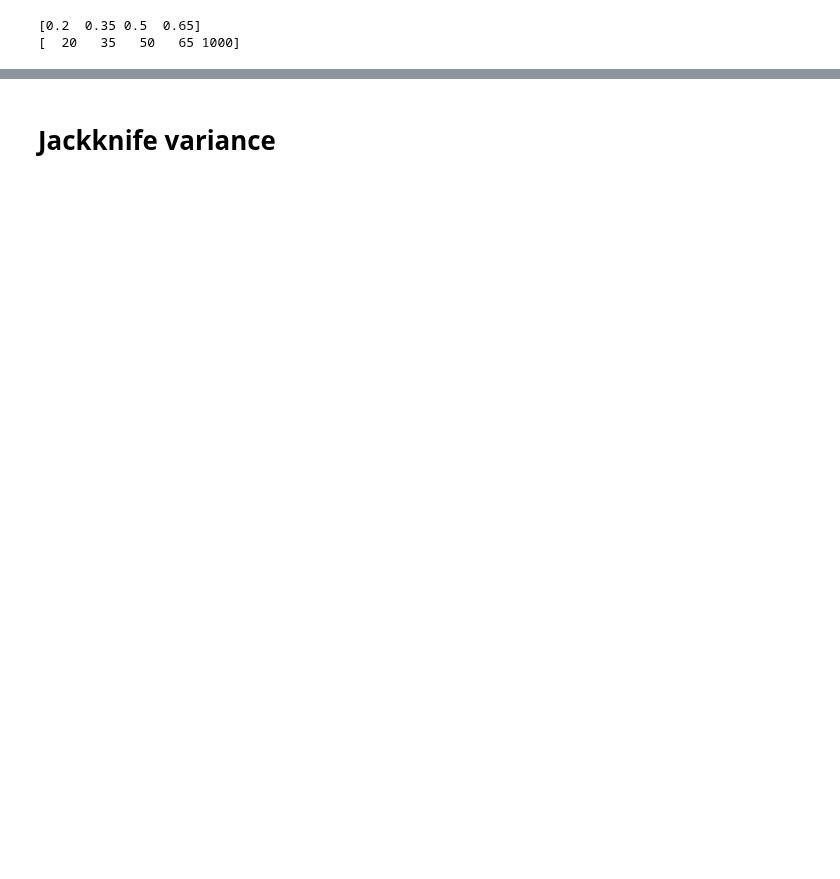
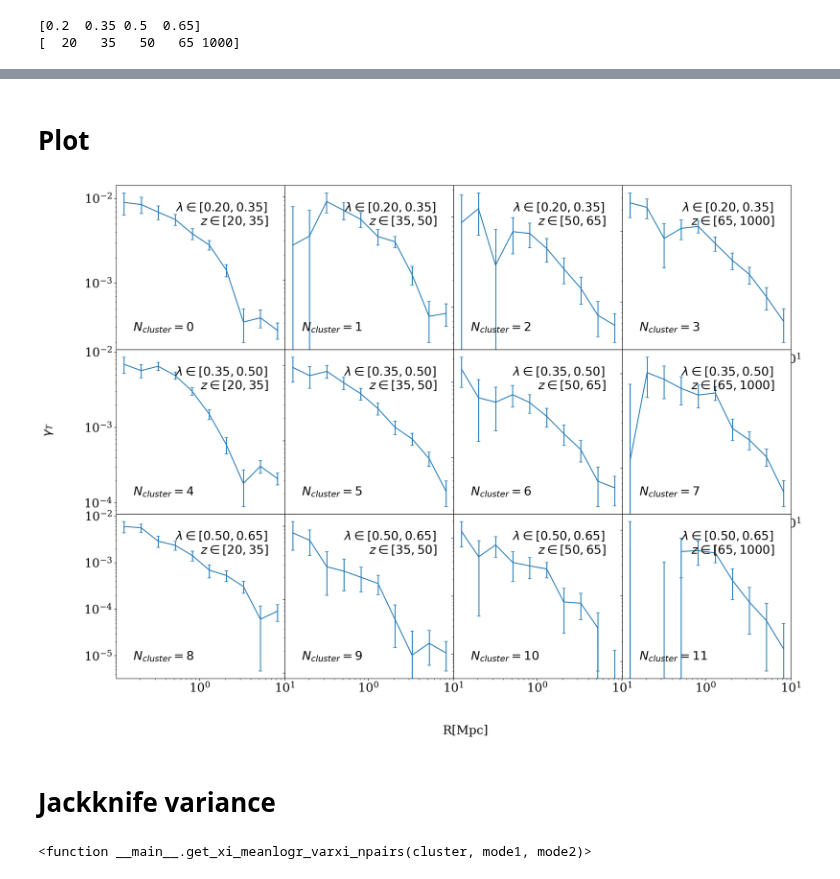
Before and after one commit to aa-12323/sa, a Jupyter notebook: lib/src/gammaT.ipynb, the cells around one changed output, grey strips where cells are left out. Drawn from its saved outputs; the diff is of its cells as text; code cells hidden in the pictures; blank space fills up the shorter version.

```diff
--- a/lib/src/gammaT.ipynb
+++ b/lib/src/gammaT.ipynb
@@ -68,2 +85,0 @@ The number of red sources being cut is 104433
-# %%
-center_id=clusters[('Alt','Alt1','ID_CENT')]
@@ -222,7 +237,7 @@ ng_matrix=[[None for i in range(4)] for j in range(3)]
 
 for i in trange(3):
     for j in trange(4):
-        ng=get_ng_source(clusters,members,z_bins[i],z_bins[i+1],lambda_bins[j],lambda_bins[j+1],foreback="")
+        ng=get_ng_source(clusters,sources,shapes,z_bins[i],z_bins[i+1],lambda_bins[j],lambda_bins[j+1],foreback="")
         ng_values=np.copy(np.array([ng.meanlogr,ng.xi,ng.varxi]))
         ng_matrix[i][j]=ng_values
         del ng
@@ -253,10 +267,13 @@ ng_matrix=None
 ## lambda x z = 4x3
 ng_wr_matrix=[[None for i in range(4)] for j in range(3)]
 
-for i in trange(3):
-    for j in trange(4):
-        ng=get_ng_source(clusters,members,z_bins[i],z_bins[i+1],lambda_bins[j],lambda_bins[j+1],woRed=True,foreback="")
+import gc
+
+
+for i in trange(3): #z bins
+    for j in trange(4): # lambda bins
+        ng=get_ng_source(clusters,sources,shapes,z_bins[i],z_bins[i+1],lambda_bins[j],lambda_bins[j+1],foreback="",woRed=True)
         ng_values=np.copy(np.array([ng.meanlogr,ng.xi,ng.varxi]))
         ng_wr_matrix[i][j]=ng_values
         del ng
-        gc.collect
+        gc.collect()
@@ -263,19 +298,40 @@ for i in trange(3):
 # %%
 np.save("/global/project/projectdirs/des/zhou/sa/data/gammaT/ng_wr_matrix.npy",ng_wr_matrix)
 ng_wr_matrix=None
+# %% [markdown]
+# Plot
 # %%
 ng_matrix=np.load("/global/project/projectdirs/des/zhou/sa/data/gammaT/ng_matrix.npy");
 ng_wr_matrix=np.load("/global/project/projectdirs/des/zhou/sa/data/gammaT/ng_wr_matrix.npy");
+# %%
+nclusters=np.arange(12).reshape(3,4)
 # %%
-fig, axs = plt.subplots(3, 4,figsize=(20,15))
+fig, axs = plt.subplots(3, 4,figsize=(20,15),gridspec_kw = {'wspace':0, 'hspace':0},dpi=150)
 for i in range(3):
     for j in range(4):
         values=ng_matrix[i][j]
         values_wr=ng_wr_matrix[i][j]
-        axs[i,j].errorbar(np.exp(values[0]),values[1],yerr=np.sqrt(values[2]),label="All sources")
+#         axs[i,j].errorbar(np.exp(values[0]),values[1],yerr=np.sqrt(values[2]),label="All sources")
         axs[i,j].errorbar(np.exp(values[0]),values_wr[1],yerr=np.sqrt(values_wr[2]),label="wo/ redMaPPer")
         axs[i,j].set_xscale("log")
         axs[i,j].set_yscale("log")
-        axs[i,j].legend()
+        axs[i,j].loglog()
+        axs[i,j].text(0.1,0.1,r"$N_{{cluster}}={}$".format(nclusters[i,j]),verticalalignment="bottom",
+                     horizontalalignment="left",transform=axs[i,j].transAxes)
+        axs[i,j].text(0.9,0.9,"$\lambda \in [{:.2f},{:.2f}]$ \n $z \in [{},{}]$".format(z_bins[i],z_bins[i+1],lambda_bins[j],lambda_bins[j+1]),
+                      verticalalignment="top",
+             horizontalalignment="right",transform=axs[i,j].transAxes)
+
+        if j!=0:
+            axs[i,j].set_yticklabels([])
+
+# fig.set_xlabel("test")
+
+fig.text(0.5,0.04,"R[Mpc]")
+fig.text(0.04,0.5,"$\gamma_T$",rotation="vertical")
+fig.subplots_adjust(wspace=None, hspace=None)
+#         axs[0,3].legend()
 #         axs.xscale("log")
 #         axs[i,j].plot(np.exp(values_wr[0]),values_wr[1])
+# %% [output]
+[figure, added]
@@ -307,0 +340,4 @@ for i in trange(3):
+# %%
+get_xi_meanlogr_varxi_npairs
+# %% [output]
+<function __main__.get_xi_meanlogr_varxi_npairs(cluster, mode1, mode2)>
```
Also changed, not shown: parts of 23 cells of this notebook.
